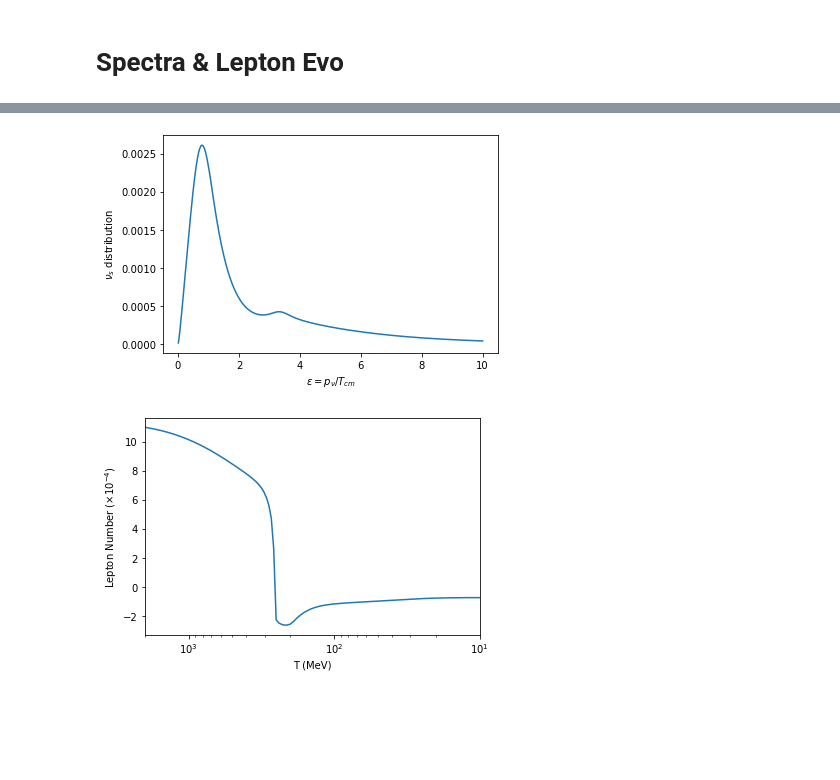
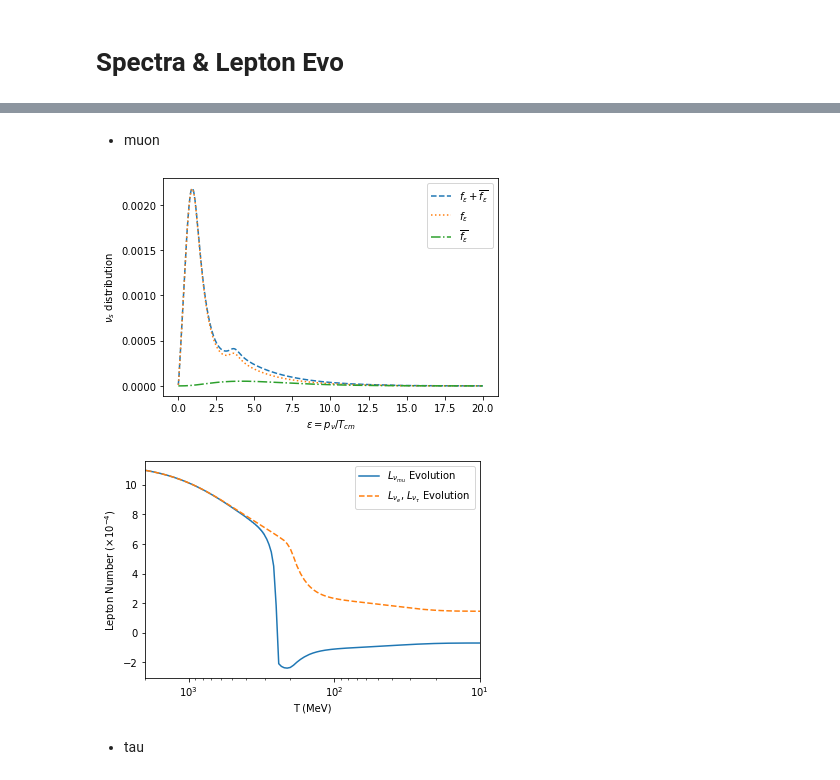
Before and after one commit to nuLABatUSD/dm_sterile_production, a Jupyter notebook: Plots.ipynb, the cells around one changed output, grey strips where cells are left out. Drawn from its saved outputs; the diff is of its cells as text; code cells hidden in the pictures; blank space fills up the shorter version.

```diff
--- a/Plots.ipynb
+++ b/Plots.ipynb
@@ -42,28 +50,37 @@ plt.savefig(image_name, format=image_format, dpi=1200)
+# %% [markdown]
+- muon
 # %%
 data_mu = np.load('Neutrino Data/muonx0.0011x1e-10.npz')
 
 plt.figure()
-plt.plot(data_mu['epsilon'],data_mu['epsilon']**2 * data_mu['final_distribution'])
+plt.plot(data_mu['epsilon'],data_mu['epsilon']**2 * data_mu['final_distribution'], linestyle = '--')
+plt.plot(data_mu['epsilon'],data_mu['epsilon']**2 * data_mu['sterile_evo'][-1], linestyle = ':')
+plt.plot(data_mu['epsilon'],data_mu['epsilon']**2 * data_mu['anti_sterile_evo'][-1], linestyle = '-.')
+plt.legend(['$f_{\epsilon} +\overline{f_{\epsilon}}$ ', '$f_{\epsilon}$', '$\overline{f_{\epsilon}}$'])
 plt.xlabel(r"$\epsilon = p_\nu / T_{cm}$")
 plt.ylabel(r"$\nu_s$ distribution")
 image_format = 'png' # e.g .png, .svg, etc.
 image_name = 'spectra_mu.png'
 
 plt.savefig(image_name, format=image_format, dpi=1200)
 
 data_mu = np.load('Neutrino Data/muonx0.0011x1e-10.npz')
 plt.figure()
 plt.semilogx(data_mu['T'], 10**4*data_mu['lep_evo'])
+plt.semilogx(data_mu['T'], 10**4*data_mu['initial_mu']/(data_mu['a']**3*data_mu['T']**3), linestyle = '--')
+plt.legend([r'$L_{\nu_{mu}}$ Evolution', r'$L_{\nu_{e}}$, $L_{\nu_{\tau}}$ Evolution'])
 plt.xlim(2000,10)
 plt.xlabel("T (MeV)")
 plt.ylabel(r"Lepton Number $(\times 10^{-4})}$")
-image_format = 'png' # e.g .png, .svg, etc.
+image_format = 'png'
 image_name = 'leptonplot_mu.png'
 
 plt.savefig(image_name, format=image_format, dpi=1200)
 # %% [output]
-[figure, old version]
+[figure, new version]
-[figure, old version]
+[figure, new version]
+# %% [markdown]
+- tau
 # %%
 data_tau = np.load('Neutrino Data/taux0.0013x1e-10.npz')
 
```
Also changed, not shown: parts of 4 cells of this notebook, 13 other files.
